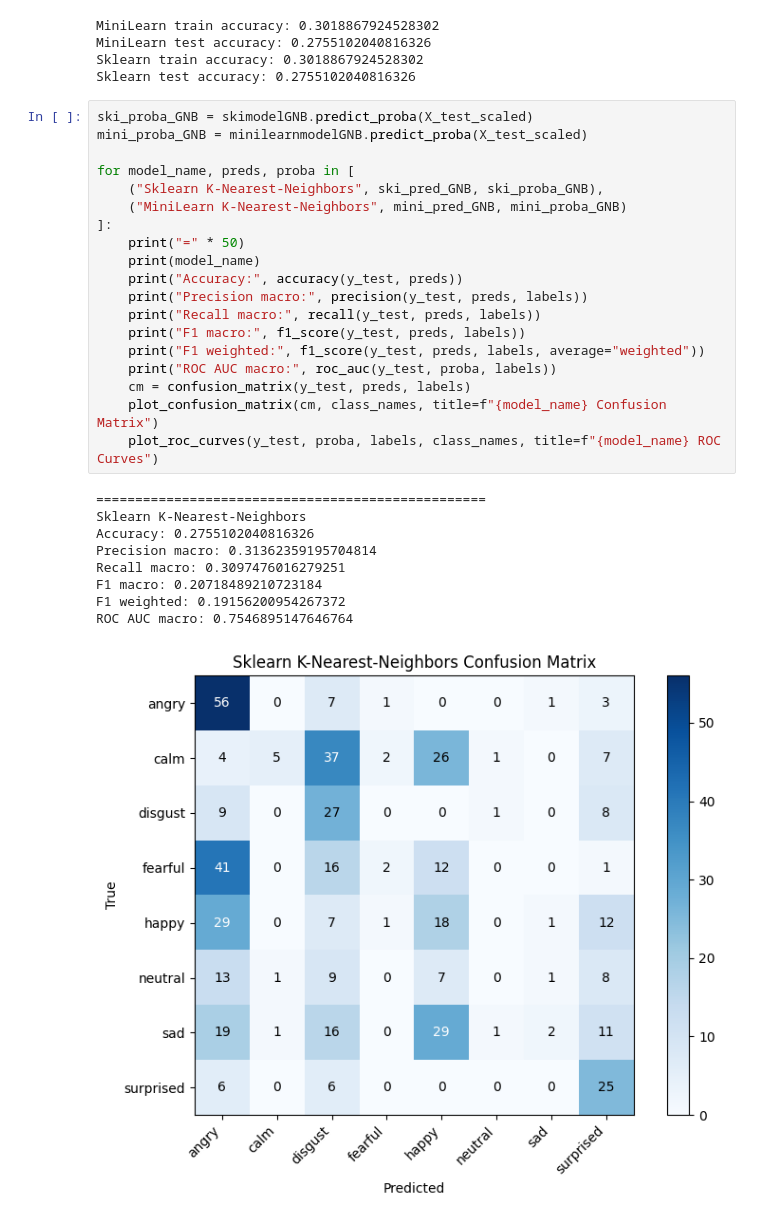
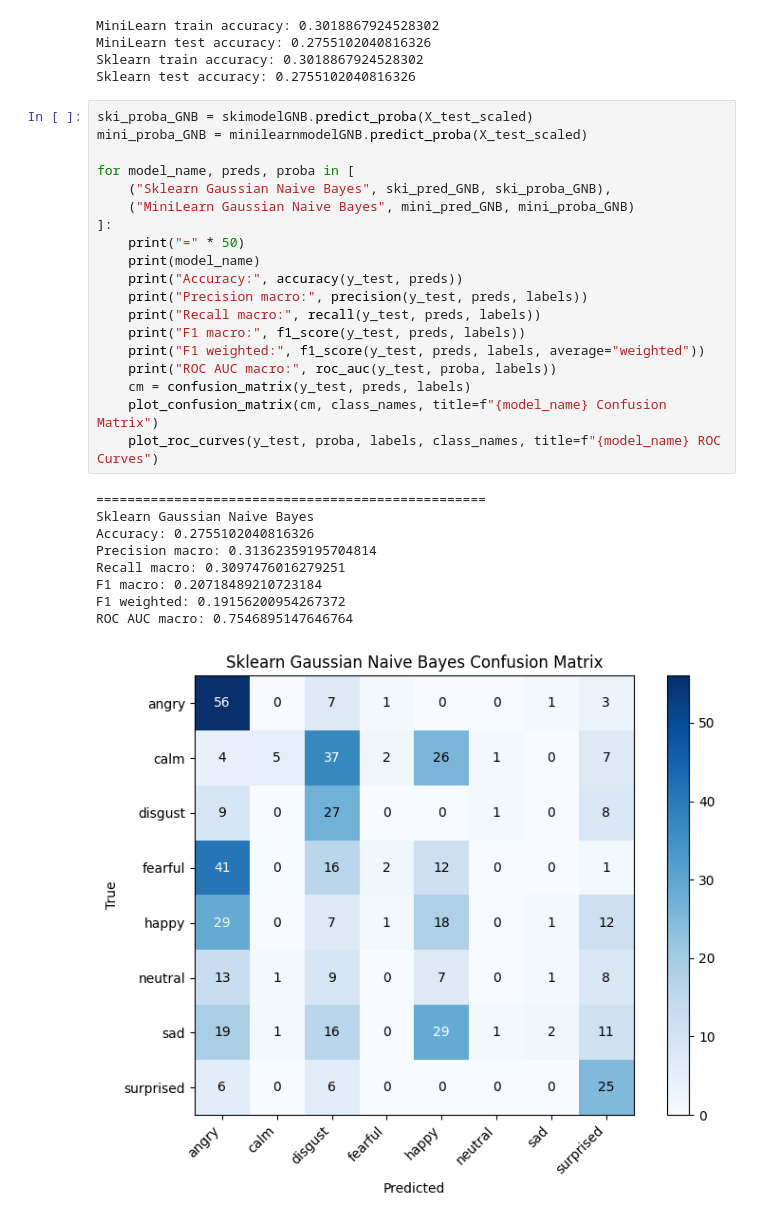
Before and after one commit to BradMartinMiami/SchoolProjectCSE432, a Jupyter notebook: SER_Project/notebooks/Classification.ipynb, the cells around one changed output. Cells and saved outputs as stored; diff of their text form.

```diff
--- a/SER_Project/notebooks/Classification.ipynb
+++ b/SER_Project/notebooks/Classification.ipynb
@@ -219,29 +240,29 @@ Sklearn test accuracy: 0.2755102040816326
 # %%
 ski_proba_GNB = skimodelGNB.predict_proba(X_test_scaled)
 mini_proba_GNB = minilearnmodelGNB.predict_proba(X_test_scaled)
 
 for model_name, preds, proba in [
-    ("Sklearn K-Nearest-Neighbors", ski_pred_GNB, ski_proba_GNB),
-    ("MiniLearn K-Nearest-Neighbors", mini_pred_GNB, mini_proba_GNB)
+    ("Sklearn Gaussian Naive Bayes", ski_pred_GNB, ski_proba_GNB),
+    ("MiniLearn Gaussian Naive Bayes", mini_pred_GNB, mini_proba_GNB)
 ]:
     print("=" * 50)
     print(model_name)
     print("Accuracy:", accuracy(y_test, preds))
     print("Precision macro:", precision(y_test, preds, labels))
     print("Recall macro:", recall(y_test, preds, labels))
     print("F1 macro:", f1_score(y_test, preds, labels))
     print("F1 weighted:", f1_score(y_test, preds, labels, average="weighted"))
     print("ROC AUC macro:", roc_auc(y_test, proba, labels))
     cm = confusion_matrix(y_test, preds, labels)
     plot_confusion_matrix(cm, class_names, title=f"{model_name} Confusion Matrix")
     plot_roc_curves(y_test, proba, labels, class_names, title=f"{model_name} ROC Curves")
 # %% [output]
 ==================================================
-Sklearn K-Nearest-Neighbors
+Sklearn Gaussian Naive Bayes
 Accuracy: 0.2755102040816326
 Precision macro: 0.31362359195704814
 Recall macro: 0.3097476016279251
 F1 macro: 0.20718489210723184
 F1 weighted: 0.19156200954267372
 ROC AUC macro: 0.7546895147646764
-[figure, old version]
+[figure, new version]
```
Also changed, not shown: parts of 2 cells of this notebook, 2 other files.
